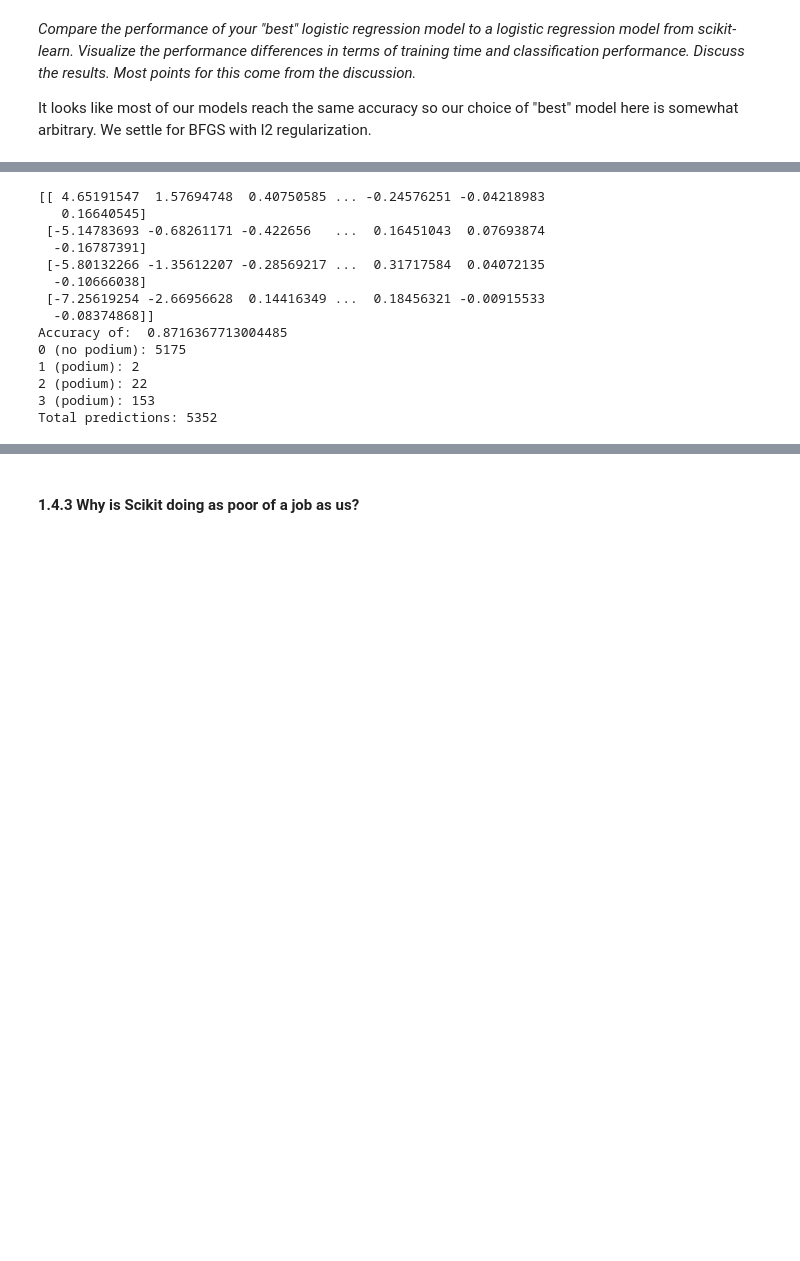
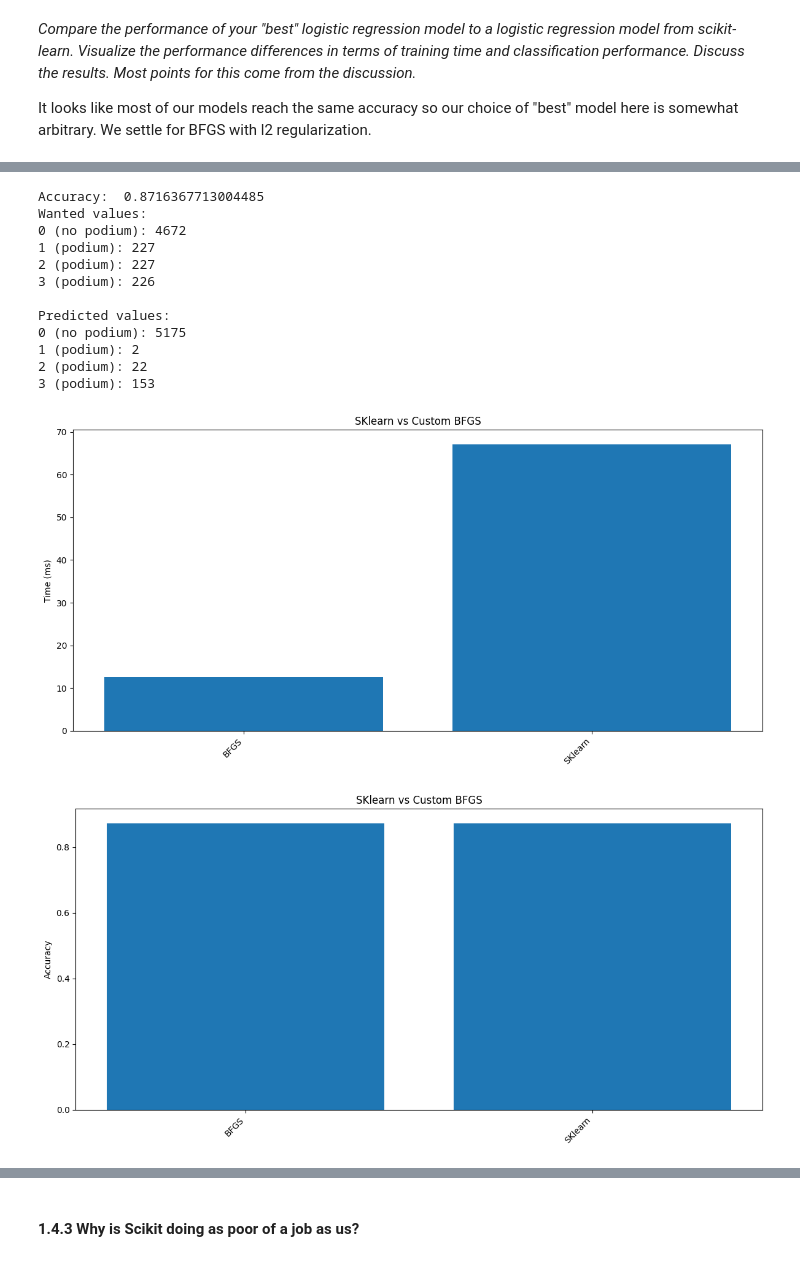
Before and after one commit to lukeVoinov/Machine-Learning-in-Python, a Jupyter notebook: Lab 3 - Extending Logistic Regression/voinov_lab3.ipynb, the cells around one changed output, grey strips where cells are left out. Saved outputs shown, nothing was run; the diff lists cells and outputs as text; code cells hidden in the pictures; blank space fills up the shorter version.

```diff
--- a/Lab 3 - Extending Logistic Regression/voinov_lab3.ipynb
+++ b/Lab 3 - Extending Logistic Regression/voinov_lab3.ipynb
@@ -862,16 +862,31 @@ Notice now that each solver + penalty is comparable in accuracy with the rest, u
 
 It looks like most of our models reach the same accuracy so our choice of "best" model here is somewhat arbitrary. We settle for BFGS with l2 regularization.
 # %%
+import time
+from sklearn.metrics import accuracy_score
+
 eta = 0.1389
 iterations = 50
 C = 0.1389
 
-combined_sp.append(s + " + " + p)
+start_time = time.time() # start time before initializing
 lr = LogisticRegression(eta,iterations,solver="bfgs",penalty="l2",C=C)
 lr.fit(X_train_scaled,y_train)
 
 yhat = lr.predict(X_test_scaled)
+training_time = time.time() - start_time # end time after predicting
+
+
+
+# Store results
+comp_acc = []
+comp_train_times = []
+
 acc = accuracy_score(y_test,yhat)
+comp_acc.append(acc)
+comp_train_times.append(training_time)
+
+print(f"Training time: {training_time:.4f} seconds")
 print("Accuracy:", acc)
 
 
@@ -889,12 +918,19 @@ print("3 (podium):", np.sum(yhat == 3))
 # %%
 from sklearn.linear_model import LogisticRegression as SKLogisticRegression
 
+start_time = time.time() # start time before initializing
 lr_sk = SKLogisticRegression(solver='liblinear') # all params default
 
 lr_sk.fit(X_train_scaled,y_train)
-print(np.hstack((lr_sk.intercept_[:,np.newaxis],lr_sk.coef_)))
+
 yhat = lr_sk.predict(X_test_scaled)
-print('Accuracy: ',accuracy_score(y_test,yhat))
+training_time = time.time() - start_time #end time after predicting
+
+acc = accuracy_score(y_test,yhat)
+print('Accuracy: ',acc)
+
+comp_acc.append(acc)
+comp_train_times.append(training_time)
 
 print("Wanted values:")
 print("0 (no podium):", np.sum(y_test == 0))
@@ -908,17 +944,34 @@ print("1 (podium):", np.sum(yhat == 1))
 print("2 (podium):", np.sum(yhat == 2))
 print("3 (podium):", np.sum(yhat == 3))
 # %% [output]
-[[ 4.65191547  1.57694748  0.40750585 ... -0.24576251 -0.04218983
-   0.16640545]
- [-5.14783693 -0.68261171 -0.422656   ...  0.16451043  0.07693874
-  -0.16787391]
- [-5.80132266 -1.35612207 -0.28569217 ...  0.31717584  0.04072135
-  -0.10666038]
- [-7.25619254 -2.66956628  0.14416349 ...  0.18456321 -0.00915533
-  -0.08374868]]
-Accuracy of:  0.8716367713004485
+Accuracy:  0.8716367713004485
+Wanted values:
+0 (no podium): 4672
+1 (podium): 227
+2 (podium): 227
+3 (podium): 226
+
+Predicted values:
 0 (no podium): 5175
 1 (podium): 2
 2 (podium): 22
 3 (podium): 153
-Total predictions: 5352
+# %%
+plt.figure(figsize=(12, 6))
+plt.bar([0,1], comp_train_times)
+plt.ylabel('Time (ms)')
+plt.title('SKlearn vs Custom BFGS')
+plt.xticks([0,1], labels=[f"BFGS", f"SKlearn"], rotation=45, ha='right')
+plt.tight_layout()
+plt.show()
+
+plt.figure(figsize=(12, 6))
+plt.bar([0,1], comp_acc)
+plt.ylabel('Accuracy')
+plt.title('SKlearn vs Custom BFGS')
+plt.xticks([0,1], labels=[f"BFGS", f"SKlearn"], rotation=45, ha='right')
+plt.tight_layout()
+plt.show()
+# %% [output]
+[figure, added]
+[figure, added]
```
Also changed, not shown: parts of 3 cells of this notebook.
